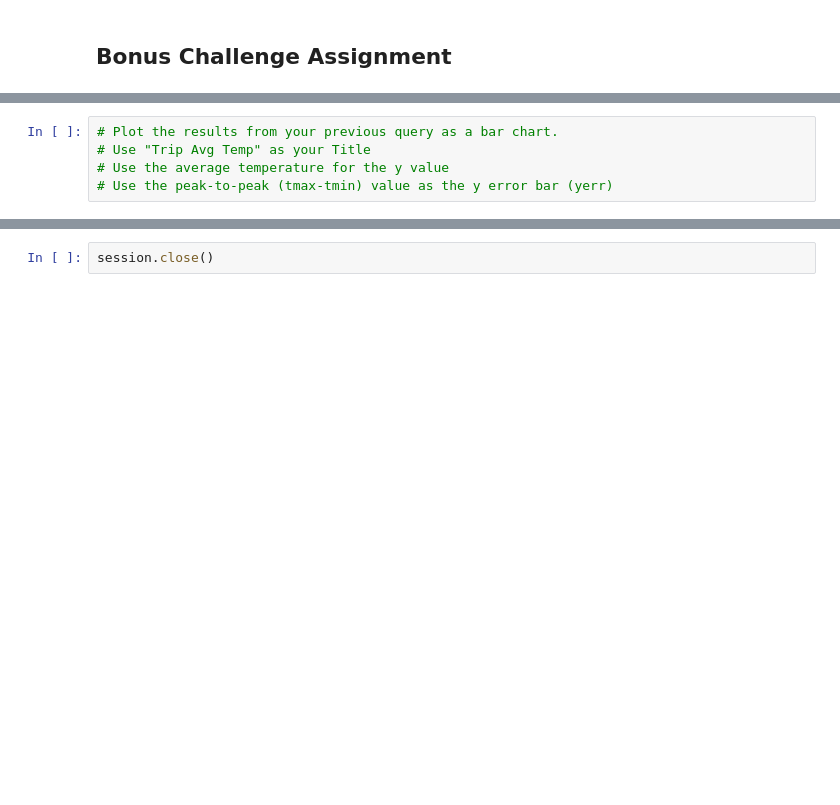
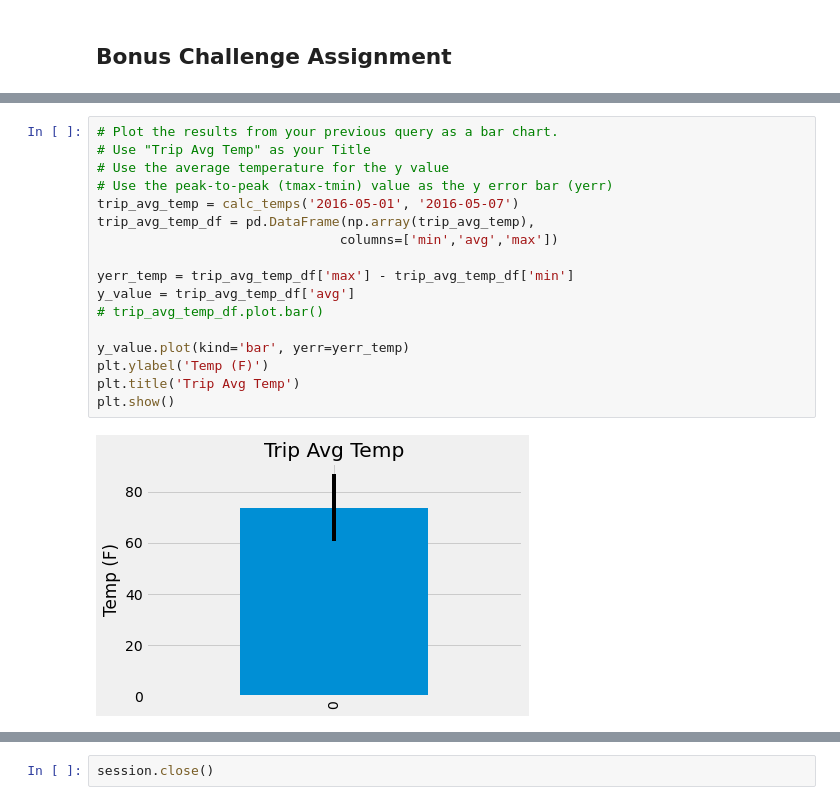
Before and after one commit to jacance/sqlalchemy-challenge, a Jupyter notebook: climate.ipynb, the cells around one changed output, grey strips where cells are left out. Cells and saved outputs as stored; diff of their text form; blank space fills up the shorter version.

```diff
--- a/climate.ipynb
+++ b/climate.ipynb
@@ -275,8 +303,22 @@ print(calc_temps('2011-02-28', '2011-03-05'))
 # %%
 # Plot the results from your previous query as a bar chart.
 # Use "Trip Avg Temp" as your Title
 # Use the average temperature for the y value
 # Use the peak-to-peak (tmax-tmin) value as the y error bar (yerr)
+trip_avg_temp = calc_temps('2016-05-01', '2016-05-07')
+trip_avg_temp_df = pd.DataFrame(np.array(trip_avg_temp),
+                               columns=['min','avg','max'])
+
+yerr_temp = trip_avg_temp_df['max'] - trip_avg_temp_df['min']
+y_value = trip_avg_temp_df['avg']
+# trip_avg_temp_df.plot.bar()
+
+y_value.plot(kind='bar', yerr=yerr_temp)
+plt.ylabel('Temp (F)')
+plt.title('Trip Avg Temp')
+plt.show()
+# %% [output]
+[figure, added]
 # %%
 # Calculate the total amount of rainfall per weather station for your trip dates using the previous year's matching dates.
 # Sort this in descending order by precipitation amount and list the station, name, latitude, longitude, and elevation
```
Also changed, not shown: parts of 7 cells of this notebook, 1 other file.
